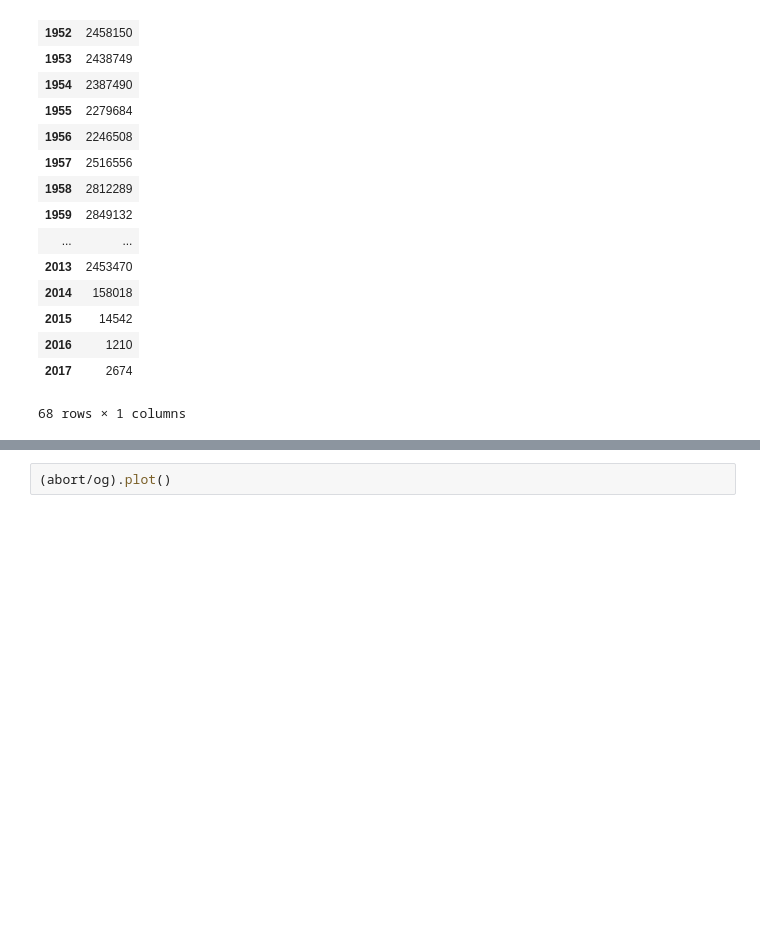
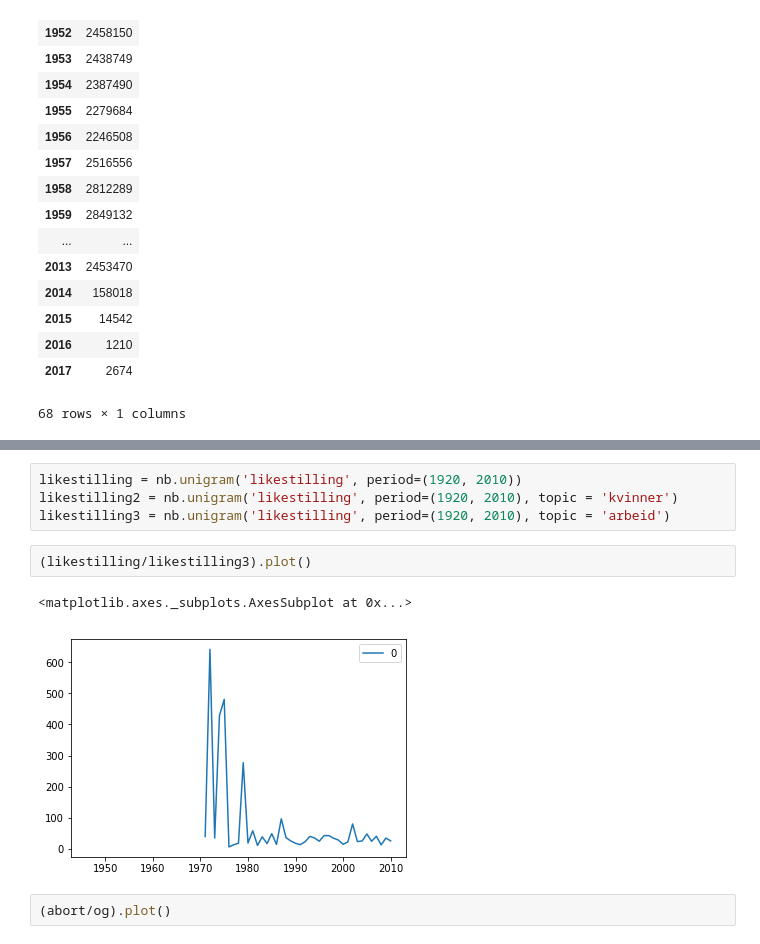
Before and after one commit to Yoonsen/Miscellaneous-Notebooks, a Jupyter notebook: Leksikografi.ipynb, the cells around one changed output, grey strips where cells are left out. Cells and saved outputs as stored; diff of their text form; blank space fills up the shorter version.

```diff
--- a/Leksikografi.ipynb
+++ b/Leksikografi.ipynb
@@ -62,3 +63,12 @@ abort = unigram('abort')
+# %%
+likestilling = nb.unigram('likestilling', period=(1920, 2010))
+likestilling2 = nb.unigram('likestilling', period=(1920, 2010), topic = 'kvinner')
+likestilling3 = nb.unigram('likestilling', period=(1920, 2010), topic = 'arbeid')
+# %%
+(likestilling/likestilling3).plot()
+# %% [output]
+<matplotlib.axes._subplots.AxesSubplot at 0x...>
+[figure, added]
 # %%
 (abort/og).plot()
 # %%
```
Also changed, not shown: parts of 5 cells of this notebook.
